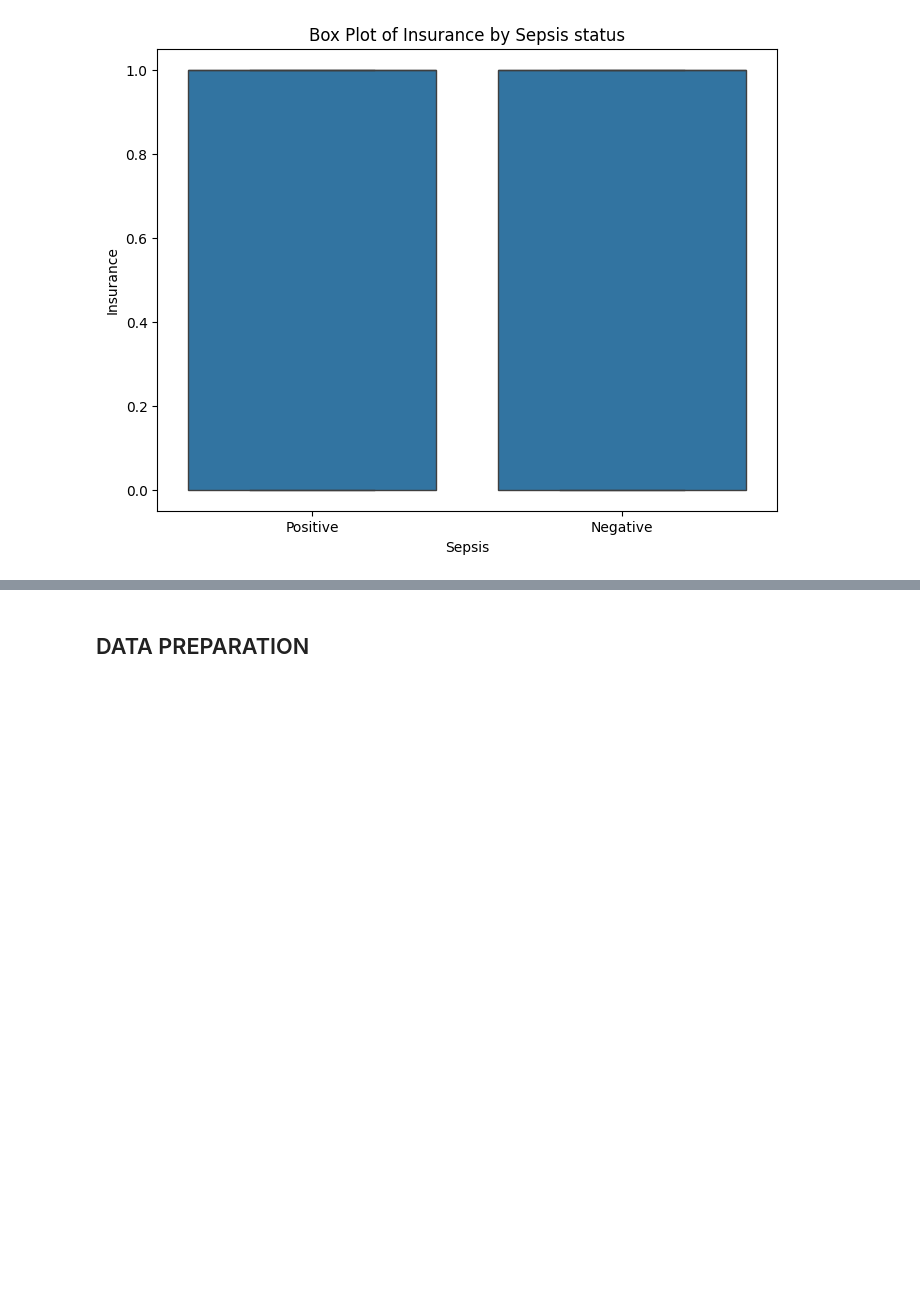
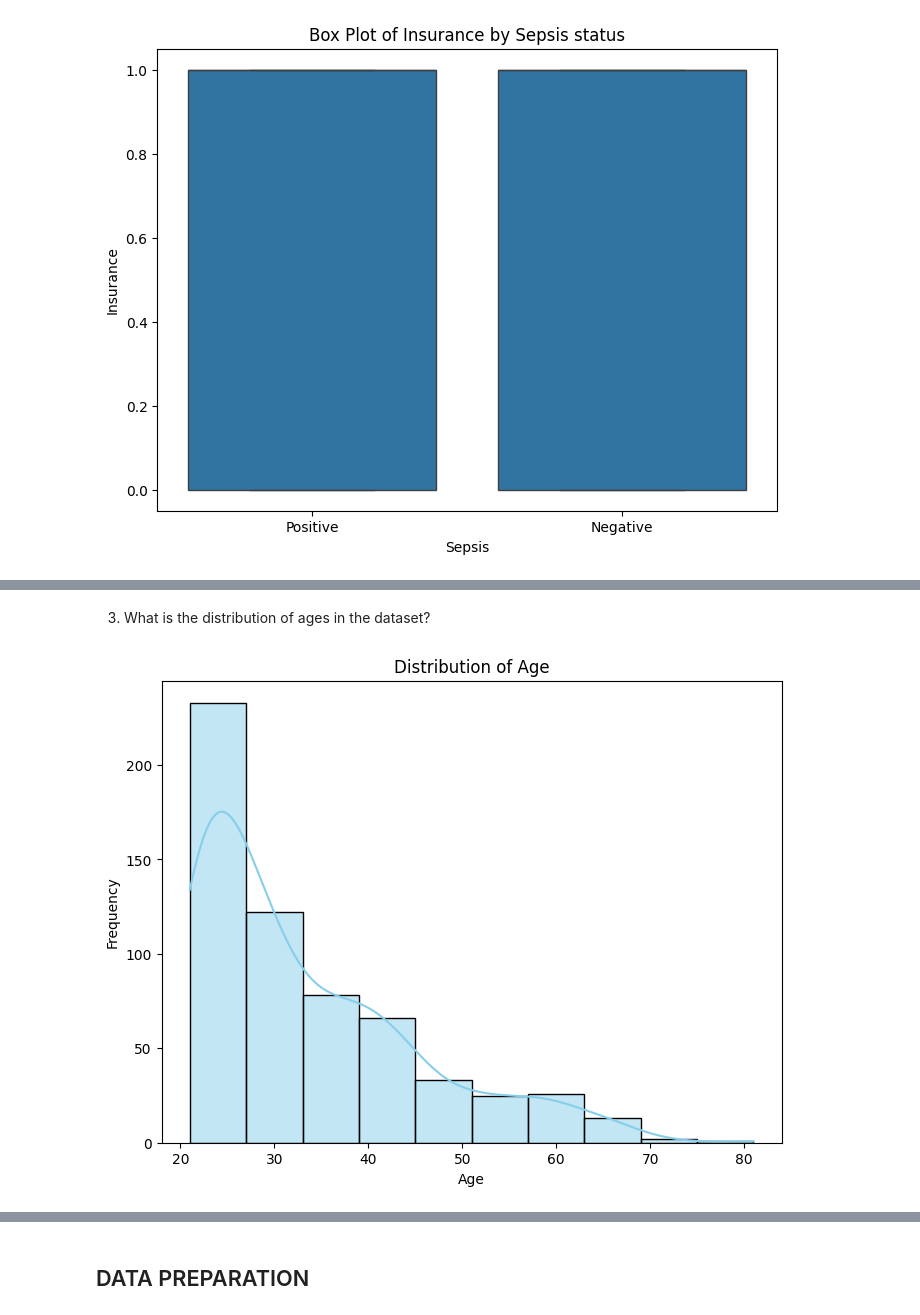
Before and after one commit to speedcode-x/Sepsis-prediction, a Jupyter notebook: ML_main.ipynb, the cells around one changed output, grey strips where cells are left out. Cells and saved outputs as stored; diff of their text form; code cells hidden in the pictures; blank space fills up the shorter version.

```diff
--- a/ML_main.ipynb
+++ b/ML_main.ipynb
@@ -192,0 +308,11 @@ for col in numerical_cols:
+# %% [markdown]
+3. What is the distribution of ages in the dataset?
+# %%
+plt.figure(figsize=(8, 6))
+sns.histplot(data['Age'], kde=True, bins=10, color='skyblue')
+plt.title('Distribution of Age')
+plt.xlabel('Age')
+plt.ylabel('Frequency')
+plt.show()
+# %% [output]
+[figure, added]
```
Also changed, not shown: parts of 60 cells of this notebook.
